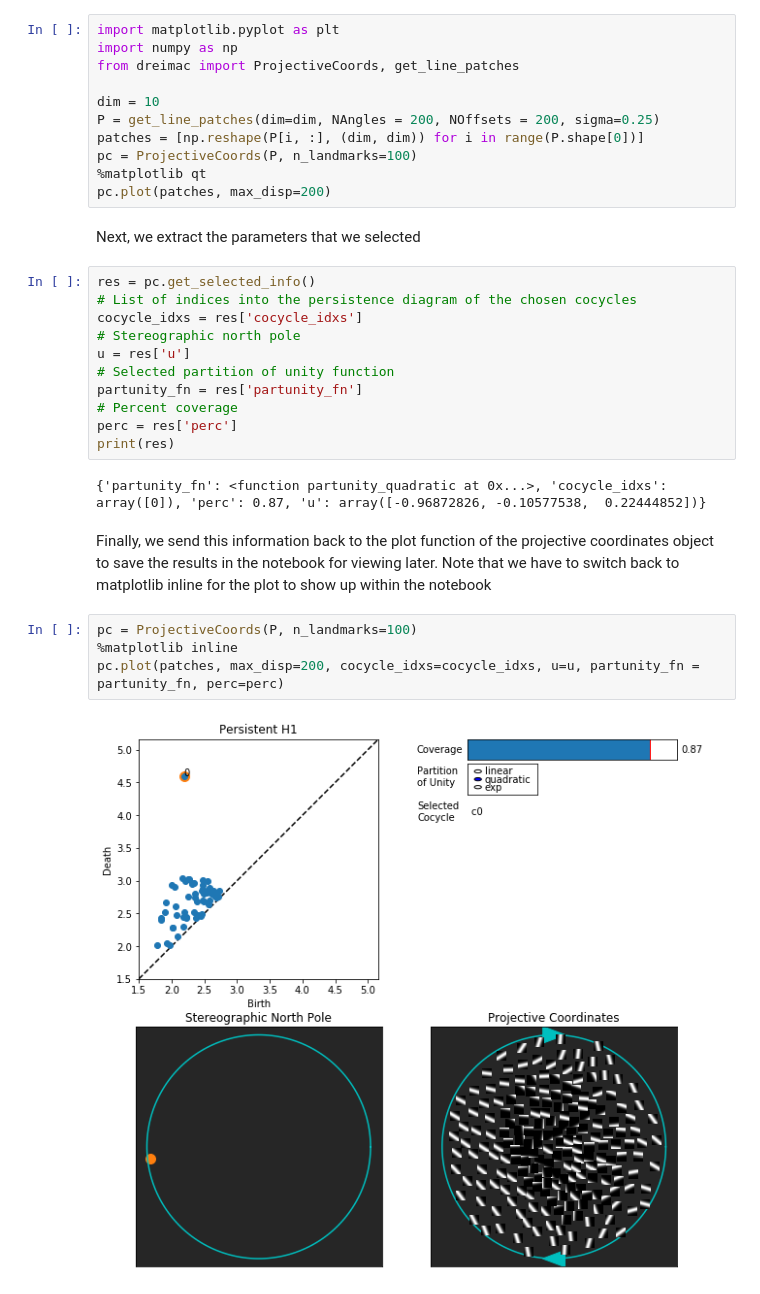
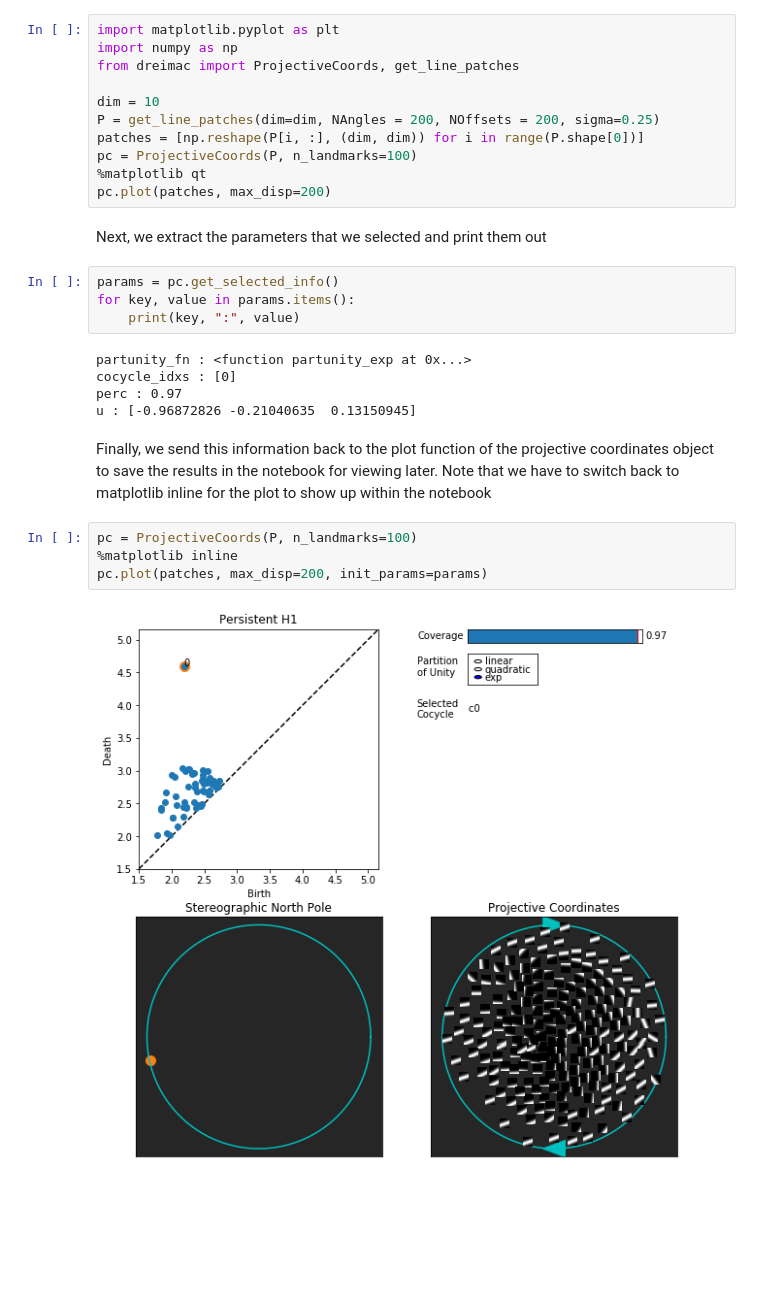
Before and after one commit to scikit-tda/DREiMac, a Jupyter notebook: notebooks/ImagePatches_Interactive.ipynb, the cells around one changed output. Cells and saved outputs as stored; diff of their text form; blank space fills up the shorter version.

```diff
--- a/notebooks/ImagePatches_Interactive.ipynb
+++ b/notebooks/ImagePatches_Interactive.ipynb
@@ -14,25 +14,21 @@ pc = ProjectiveCoords(P, n_landmarks=100)
 %matplotlib qt
 pc.plot(patches, max_disp=200)
 # %% [markdown]
-Next, we extract the parameters that we selected
+Next, we extract the parameters that we selected and print them out
-# %%
-res = pc.get_selected_info()
-# List of indices into the persistence diagram of the chosen cocycles
-cocycle_idxs = res['cocycle_idxs']
-# Stereographic north pole
-u = res['u']
-# Selected partition of unity function
-partunity_fn = res['partunity_fn']
-# Percent coverage
-perc = res['perc']
-print(res)
-# %% [output]
-{'partunity_fn': <function partunity_quadratic at 0x...>, 'cocycle_idxs': array([0]), 'perc': 0.87, 'u': array([-0.96872826, -0.10577538,  0.22444852])}
+# %%
+params = pc.get_selected_info()
+for key, value in params.items():
+    print(key, ":", value)
+# %% [output]
+partunity_fn : <function partunity_exp at 0x...>
+cocycle_idxs : [0]
+perc : 0.97
+u : [-0.96872826 -0.21040635  0.13150945]
 # %% [markdown]
 Finally, we send this information back to the plot function of the projective coordinates object to save the results in the notebook for viewing later.  Note that we have to switch back to matplotlib inline for the plot to show up within the notebook
 # %%
 pc = ProjectiveCoords(P, n_landmarks=100)
 %matplotlib inline
-pc.plot(patches, max_disp=200, cocycle_idxs=cocycle_idxs, u=u, partunity_fn = partunity_fn, perc=perc)
+pc.plot(patches, max_disp=200, init_params=params)
 # %% [output]
-[figure, old version]
+[figure, new version]
```
Also changed, not shown: 5 other files.
